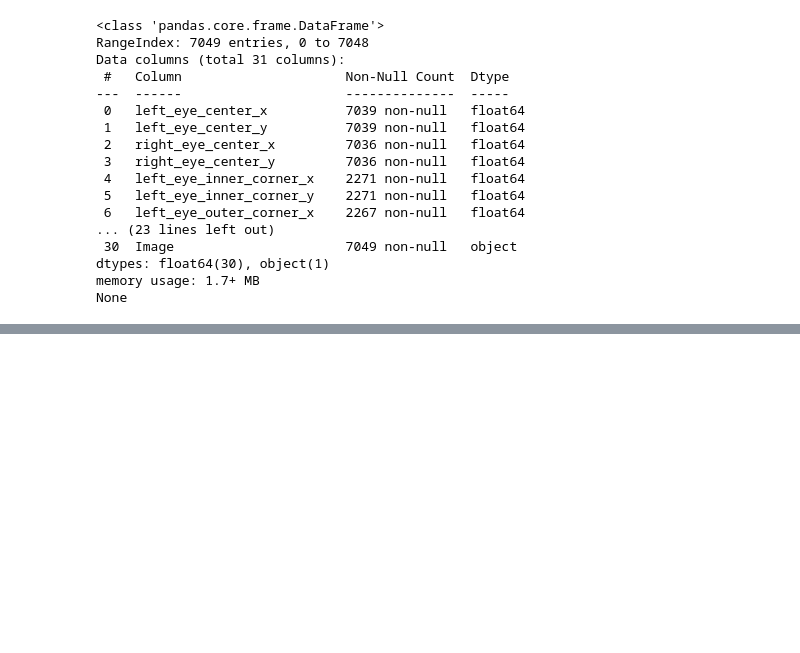
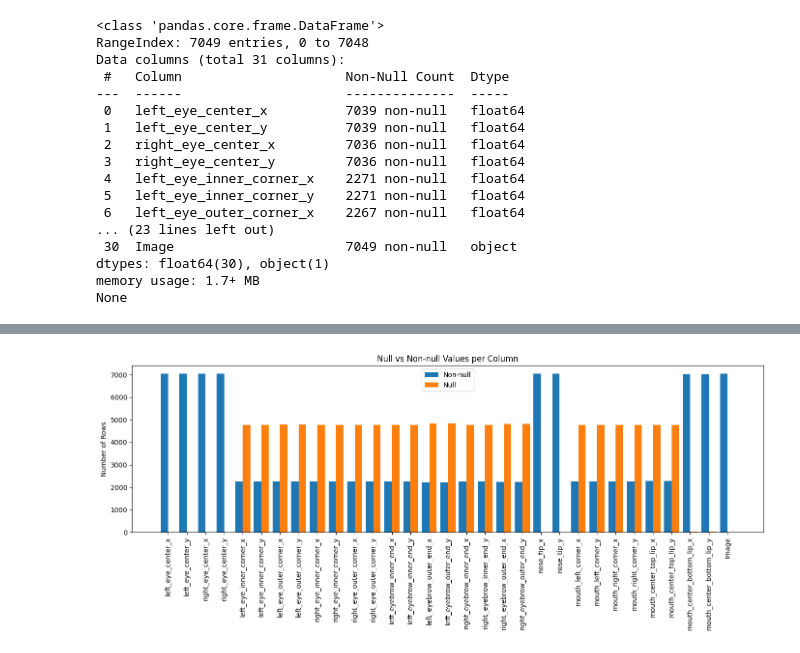
Before and after one commit to nickStanisic/FaceDetector, a Jupyter notebook: FaceDetector.ipynb, the cells around one changed output, grey strips where cells are left out. Saved outputs shown, nothing was run; the diff lists cells and outputs as text; code cells hidden in the pictures; blank space fills up the shorter version.

```diff
--- a/FaceDetector.ipynb
+++ b/FaceDetector.ipynb
@@ -60,0 +75,30 @@ None
+# %%
+#Histogram of null vs non null values
+import matplotlib.pyplot as plt
+import numpy as np
+
+# 1) Assume your DataFrame is called df
+cols = train_df.columns
+
+# count nulls and non-nulls
+null_counts     = train_df.isna().sum()
+non_null_counts = train_df.shape[0] - null_counts
+
+# 2) build a grouped bar chart
+x     = np.arange(len(cols))
+width = 0.4
+
+fig, ax = plt.subplots(figsize=(14,6))
+ax.bar(x - width/2, non_null_counts, width, label='Non-null')
+ax.bar(x + width/2,     null_counts, width, label='Null')
+
+# label it
+ax.set_xticks(x)
+ax.set_xticklabels(cols, rotation=90)
+ax.set_ylabel('Number of Rows')
+ax.set_title('Null vs Non-null Values per Column')
+ax.legend()
+plt.tight_layout()
+plt.show()
+# %% [output]
+[figure, added]
```
Also changed, not shown: parts of 13 cells of this notebook.
